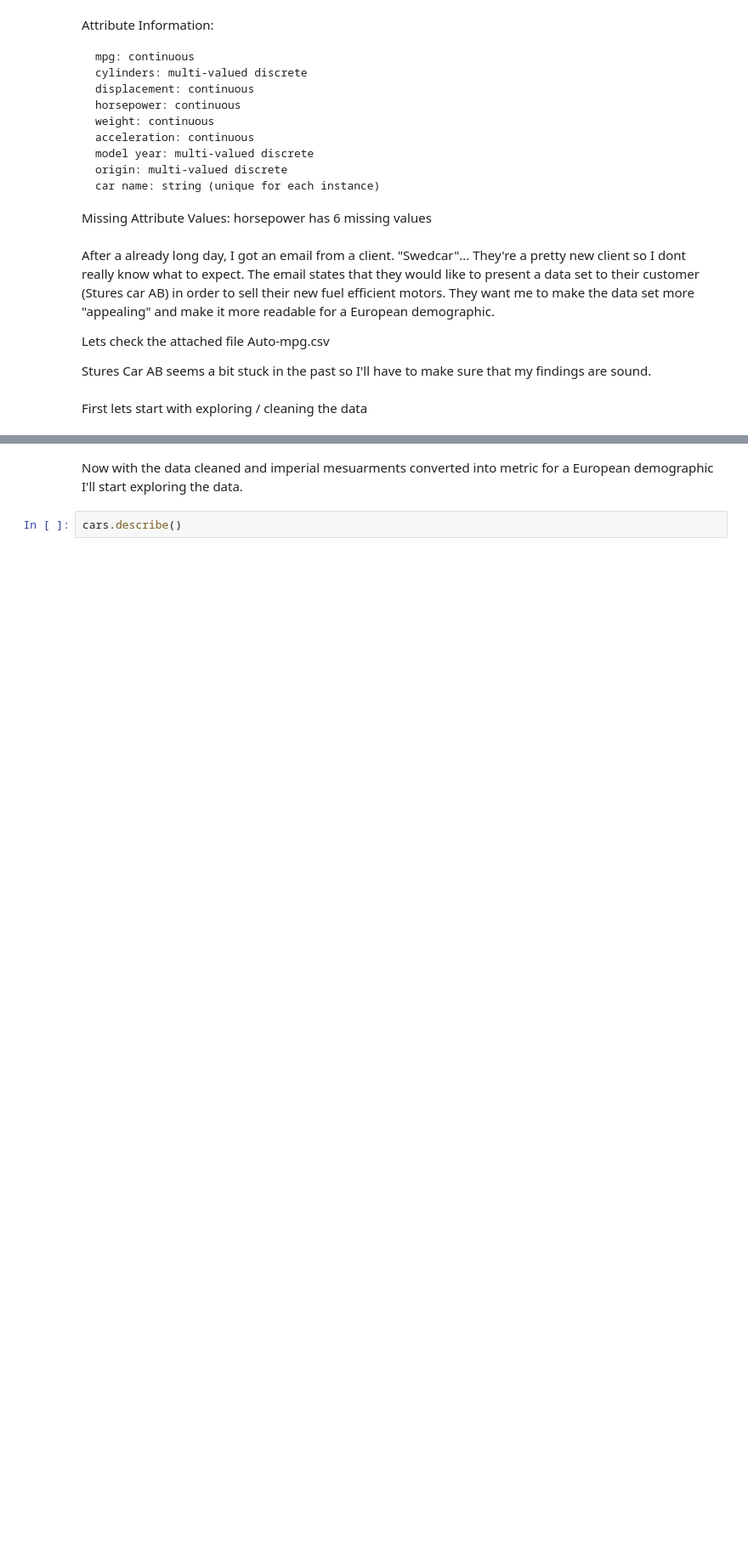
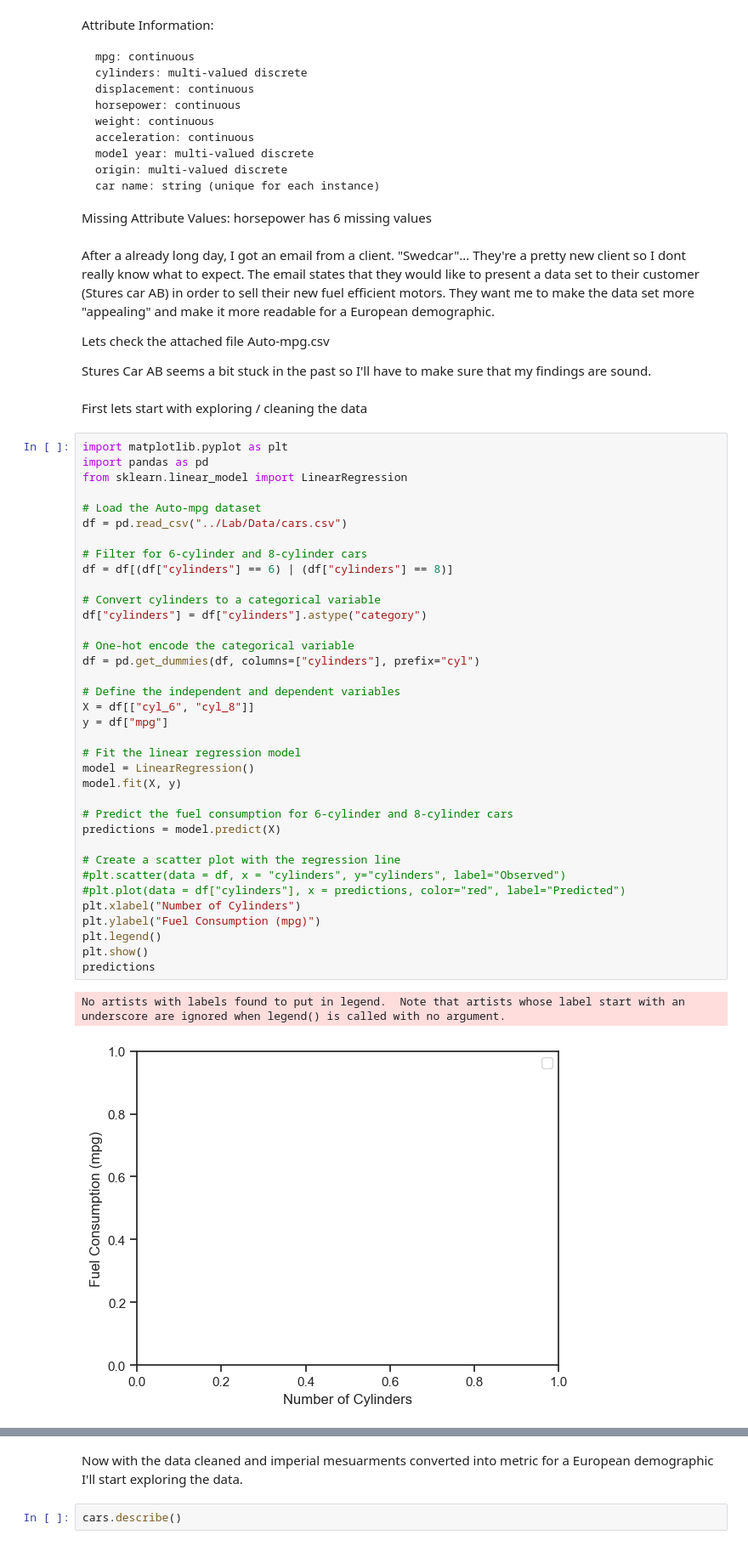
Before and after one commit to Rufshod/Statistical_Analysis_Alexander_Andersson, a Jupyter notebook: Lab/Lab_cars.ipynb, the cells around one changed output, grey strips where cells are left out. Shown: that part at 85% size. Cells and saved outputs as stored; diff of their text form; blank space fills up the shorter version.

```diff
--- a/Lab/Lab_cars.ipynb
+++ b/Lab/Lab_cars.ipynb
@@ -41,3 +41,42 @@ Lets check the attached file Auto-mpg.csv
 Stures Car AB seems a bit stuck in the past so I'll have to make sure that my findings are sound.
 # %% [markdown]
 First lets start with exploring / cleaning the data
+# %%
+import matplotlib.pyplot as plt
+import pandas as pd
+from sklearn.linear_model import LinearRegression
+
+# Load the Auto-mpg dataset
+df = pd.read_csv("../Lab/Data/cars.csv")
+
+# Filter for 6-cylinder and 8-cylinder cars
+df = df[(df["cylinders"] == 6) | (df["cylinders"] == 8)]
+
+# Convert cylinders to a categorical variable
+df["cylinders"] = df["cylinders"].astype("category")
+
+# One-hot encode the categorical variable
+df = pd.get_dummies(df, columns=["cylinders"], prefix="cyl")
+
+# Define the independent and dependent variables
+X = df[["cyl_6", "cyl_8"]]
+y = df["mpg"]
+
+# Fit the linear regression model
+model = LinearRegression()
+model.fit(X, y)
+
+# Predict the fuel consumption for 6-cylinder and 8-cylinder cars
+predictions = model.predict(X)
+
+# Create a scatter plot with the regression line
+#plt.scatter(data = df, x = "cylinders", y="cylinders", label="Observed")
+#plt.plot(data = df["cylinders"], x = predictions, color="red", label="Predicted")
+plt.xlabel("Number of Cylinders")
+plt.ylabel("Fuel Consumption (mpg)")
+plt.legend()
+plt.show()
+predictions
+# %% [output]
+No artists with labels found to put in legend.  Note that artists whose label start with an underscore are ignored when legend() is called with no argument.
+[figure, added]
```
Also changed, not shown: parts of 5 cells of this notebook, 1 other file.
